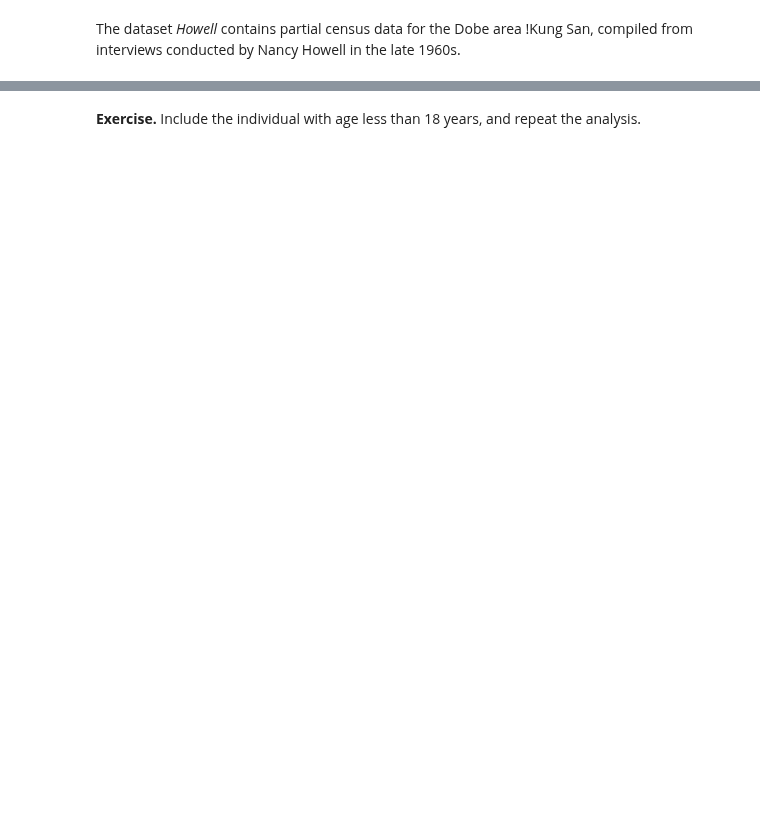
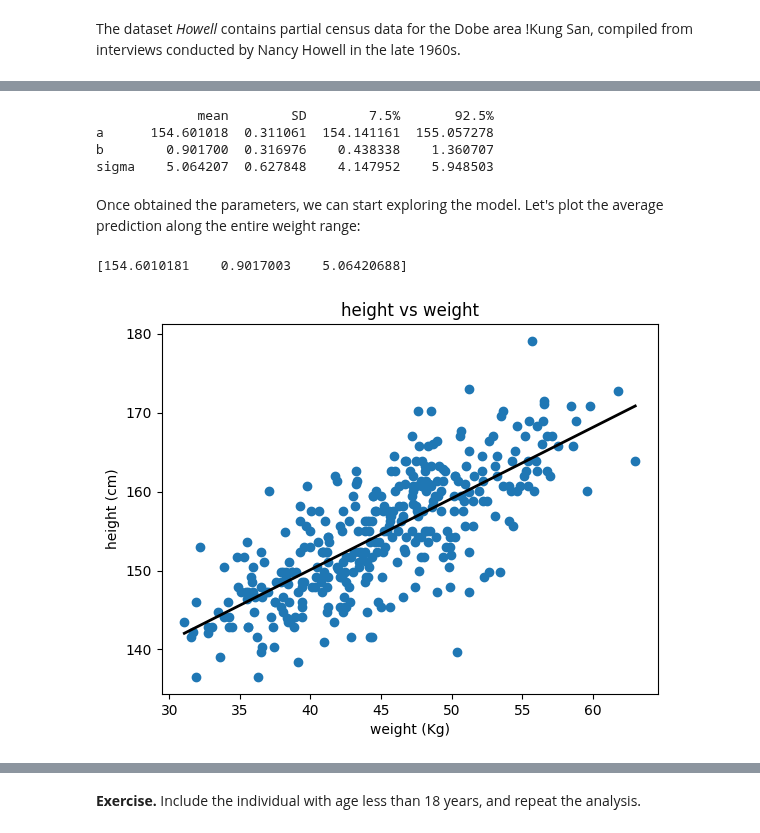
Before and after one commit to jorislimonier/uca-msc-dsai, a Jupyter notebook: bayesian-learning/practice/05-notebook.ipynb, the cells around one changed output, grey strips where cells are left out. Cells and saved outputs as stored; diff of their text form; code cells hidden in the pictures; blank space fills up the shorter version.

```diff
--- a/bayesian-learning/practice/05-notebook.ipynb
+++ b/bayesian-learning/practice/05-notebook.ipynb
@@ -332,0 +122,8 @@ plt.plot()
+# %%
+# Centering the data
+mean_weight = np.mean(data1.weight)
+data_center = data1
+data_center.weight = data1.weight - mean_weight
+
+# Fitting the model again
+solution_regression_center = laplace_solution_regression(expr, data_center, likelihood, priors)
@@ -332,0 +148,42 @@ plt.plot()
+# %%
+# Computing posterior samples
+posterior_samples_center = multivariate_normal.rvs(solution_regression_center[0], solution_regression_center[1], size = 1000)
+
+# Computing summary stats
+# 85% confidence interval
+post_quantiles = np.quantile(posterior_samples_center, q = [0.075, 0.925], axis = 0)
+# sd
+post_sd = np.std(posterior_samples_center, axis = 0)
+# mean
+post_mean = np.mean(posterior_samples_center, axis = 0)
+
+summary_stats = [post_mean, post_sd, post_quantiles[0,:],post_quantiles[1,:]]
+
+summary_stats = pd.DataFrame(summary_stats).transpose()
+summary_stats.columns = ['mean', 'SD', '7.5%', '92.5%']
+summary_stats.rename(index={0:'a',1:'b', 2:'sigma'}, inplace=True)
+print(summary_stats)
+# %% [output]
+             mean        SD        7.5%       92.5%
+a      154.601018  0.311061  154.141161  155.057278
+b        0.901700  0.316976    0.438338    1.360707
+sigma    5.064207  0.627848    4.147952    5.948503
+# %% [markdown]
+Once obtained the parameters, we can start exploring the model.
+Let's plot the average prediction along the entire weight range:
+# %%
+#plotting the average results
+print(post_mean)
+
+x_range = np.linspace(min(data_center.weight), max(data_center.weight))
+mean_prediction = post_mean[0] + post_mean[1] * x_range
+
+plt.plot(x_range + mean_weight, mean_prediction, lw = 2, color = 'black')
+plt.scatter(data_center.weight + mean_weight,data_center.height)
+plt.title('height vs weight')
+plt.ylabel('height (cm)')
+plt.xlabel('weight (Kg)')
+plt.show()
+# %% [output]
+[154.6010181    0.9017003    5.06420688]
+[figure, added]
```
Also changed, not shown: parts of 53 cells of this notebook, 3 other files.
